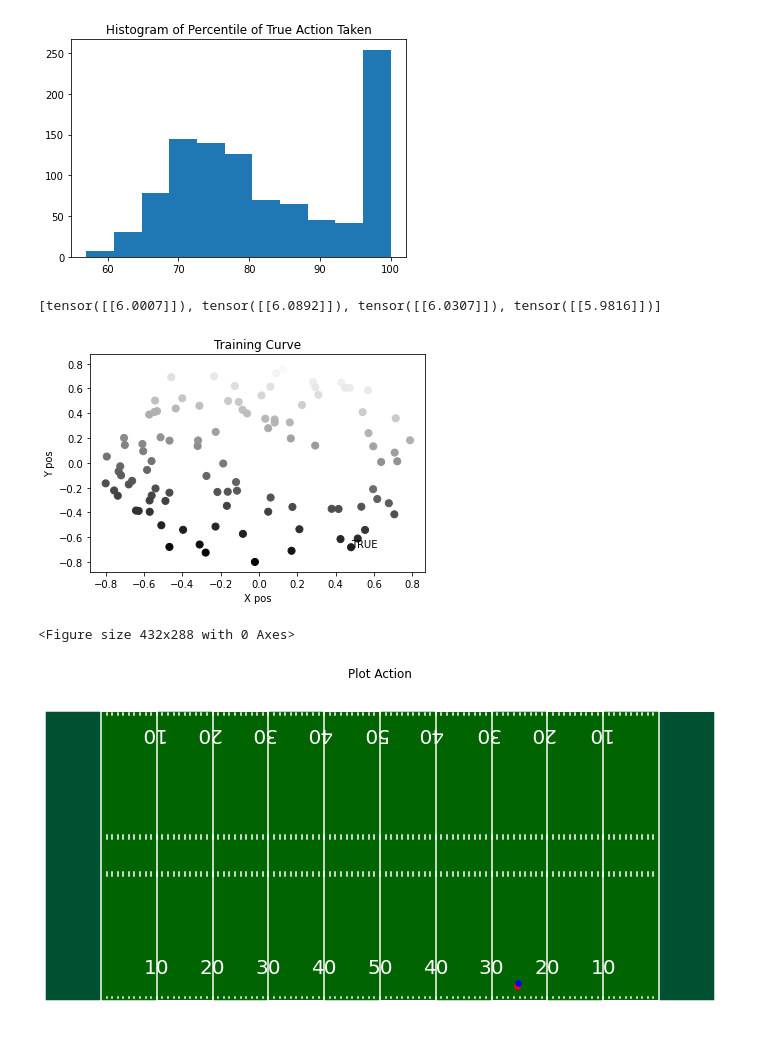
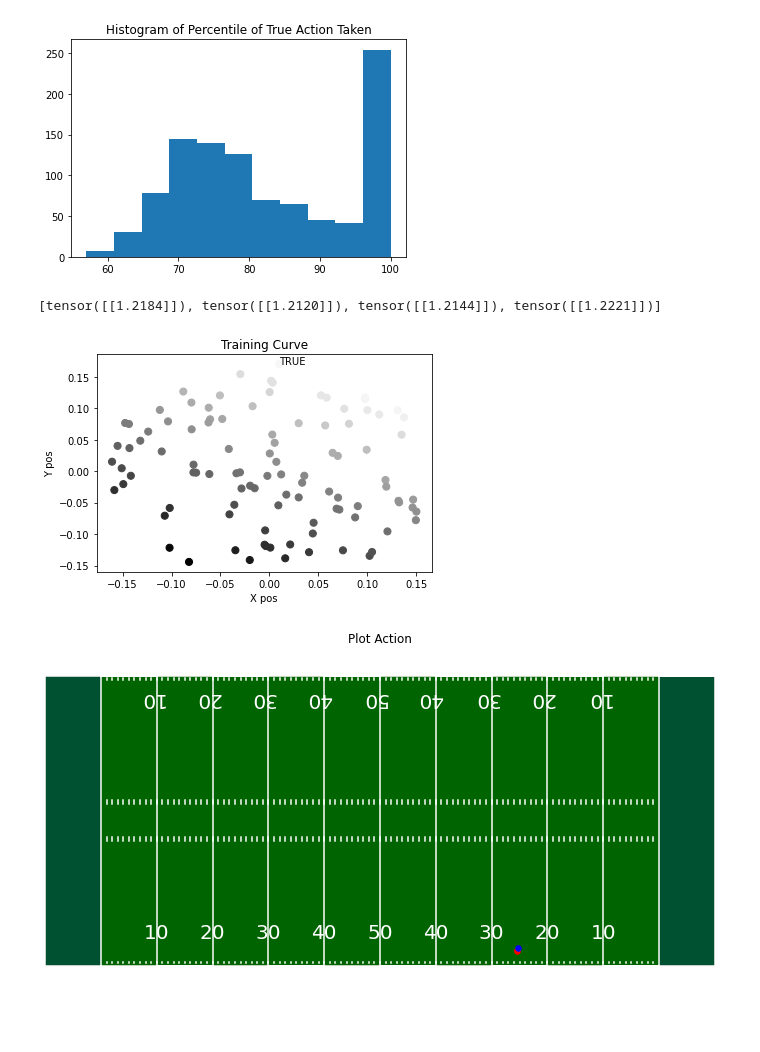
Before and after one commit to scottmaran/big_data_bowl, a Jupyter notebook: qlearning_model.ipynb, the cells around one changed output. Saved outputs shown, nothing was run; the diff lists cells and outputs as text; code cells hidden in the pictures.

```diff
--- a/qlearning_model.ipynb
+++ b/qlearning_model.ipynb
@@ -399,7 +389,7 @@ Trained model test MSE: 0.2949032485485077
 Random baseline model test MSE: 18.92629051208496
 # %%
 eval_net = Qnet(state_size, action_size).to(device=device)
-eval_net.load_state_dict(torch.load("model_files/sarsa_two.pt"))
+eval_net.load_state_dict(torch.load("saved_models/sarsa_two.pt"))
 eval_net.eval()
 # %% [output]
 Qnet(
@@ -494,37 +484,36 @@ plt.show
 plt.savefig("training_plots/quantile_hist.png")
 # %% [output]
 [figure]
-# %%
-percentile_rank, q_list, action_list = test_quantile_for_play(test_data, 1, 100)
-
-x_list = [action[0].detach().cpu() for action in action_list]
-y_list = [action[1].detach().cpu() for action in action_list]
-#x_list.append(action_list[-1][0])
-#y_list.append(action_list[-1][1])
-
-#q_list[-1] = q_list[-1].detach().cpu()
-
-print(q_list[-4:])
-
-#x_list.append(true_action[0])
-#y_list.append(true_action[1])
-#q_list.append()
-
-fig, ax = plt.subplots()
-
-ax.scatter(x_list, y_list, c=q_list, s=50, cmap='gray')
-#ax.scatter(true_action[0], true_action[1], c='blue', s=50)
-ax.annotate('TRUE', (action_list[-1][0], action_list[-1][1]))
-plt.title("Training Curve")
-plt.xlabel("X pos")
-plt.ylabel("Y pos")
-plt.show()
-
-plt.savefig("general_images/same_action.png")
-# %% [output]
-[tensor([[6.0007]]), tensor([[6.0892]]), tensor([[6.0307]]), tensor([[5.9816]])]
-[figure, removed]
-<Figure size 432x288 with 0 Axes>
+# %%
+percentile_rank, q_list, action_list = test_quantile_for_play(test_data, 4, 100)
+
+x_list = [action[0].detach().cpu() for action in action_list]
+y_list = [action[1].detach().cpu() for action in action_list]
+#x_list.append(action_list[-1][0])
+#y_list.append(action_list[-1][1])
+
+#q_list[-1] = q_list[-1].detach().cpu()
+
+print(q_list[-4:])
+
+#x_list.append(true_action[0])
+#y_list.append(true_action[1])
+#q_list.append()
+
+fig, ax = plt.subplots()
+
+ax.scatter(x_list, y_list, c=q_list, s=50, cmap='gray')
+#ax.scatter(true_action[0], true_action[1], c='blue', s=50)
+ax.annotate('TRUE', (action_list[-1][0], action_list[-1][1]))
+plt.title("Training Curve")
+plt.xlabel("X pos")
+plt.ylabel("Y pos")
+
+plt.savefig("general_images/diff_action.png")
+plt.show()
+# %% [output]
+[tensor([[1.2184]]), tensor([[1.2120]]), tensor([[1.2144]]), tensor([[1.2221]])]
+[figure, added]
 # %%
 
 
```
Also changed, not shown: parts of 6 cells of this notebook, 12 other files.
